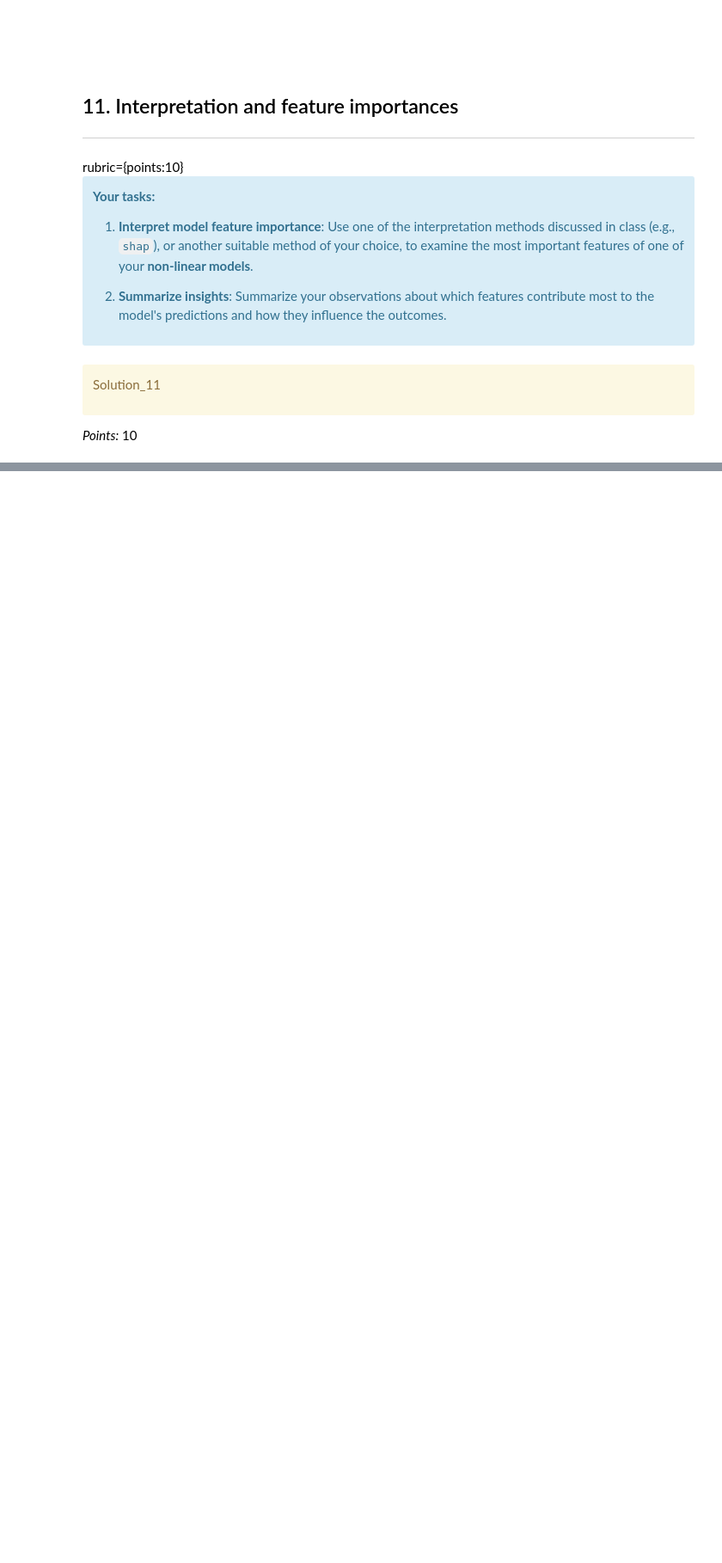
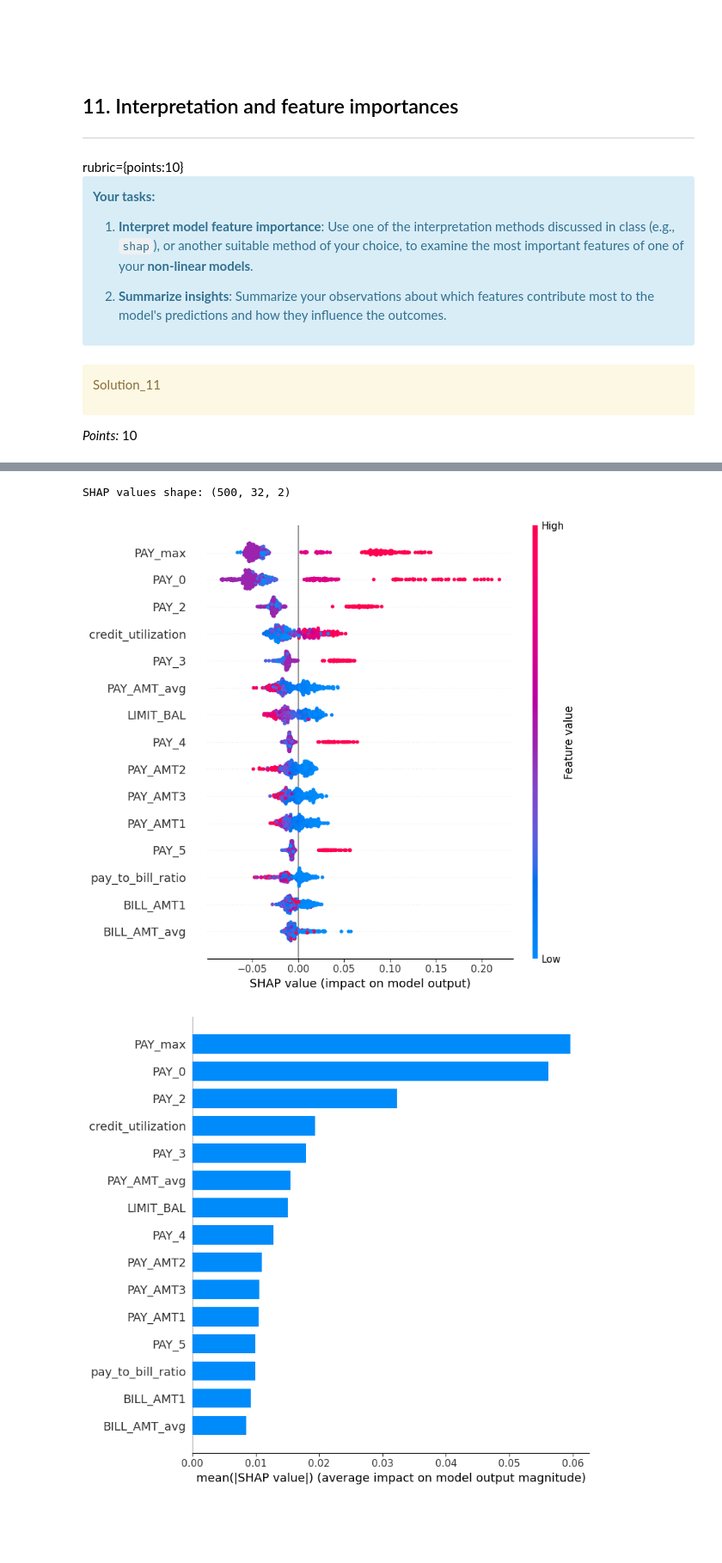
Before and after one commit to moraesand/hw5_cpsc330, a Jupyter notebook: hw5.ipynb, the cells around one changed output, grey strips where cells are left out. Shown at 86% size. Drawn from its saved outputs; the diff is of its cells as text; code cells hidden in the pictures; blank space fills up the shorter version.

```diff
--- a/hw5.ipynb
+++ b/hw5.ipynb
@@ -969,0 +1045,19 @@ _Type your answer here, replacing this text._
+# %%
+# --- Logistic Regression: tune C and penalty (single hyperparameter for reference) ---
+lr_pipe2 = make_pipeline(
+    preprocessor,
+    LogisticRegression(class_weight='balanced', max_iter=2000, random_state=123, solver='saga')
+)
+
+lr_param_grid = {
+    'logisticregression__C': np.logspace(-3, 3, 13),
+    'logisticregression__penalty': ['l1', 'l2'],
+}
+
+lr_search = GridSearchCV(
+    lr_pipe2, lr_param_grid,
+    cv=5, scoring='roc_auc', n_jobs=-1, verbose=0
+)
+lr_search.fit(X_train_features, y_train)
+print(f"Best LR params: {lr_search.best_params_}")
+print(f"Best LR CV ROC-AUC: {lr_search.best_score_:.4f}")
@@ -1017,3 +1142,45 @@ _Type your answer here, replacing this text._
+# %%
+# Fit the best RF model on full training data
+best_rf_pipe = rf_search.best_estimator_
+best_rf_pipe.fit(X_train_features, y_train)
+
+# Get transformed feature matrix and names for SHAP
+X_train_transformed_df = pd.DataFrame(
+    preprocessor.transform(X_train_features),
+    columns=numeric_feat +
+            preprocessor.named_transformers_['cat'].named_steps['ohe']
+                .get_feature_names_out(cate_feat).tolist() +
+            ordinal_feat
+)
+
+# SHAP TreeExplainer (fast for tree models)
+rf_model = best_rf_pipe.named_steps['randomforestclassifier']
+explainer = shap.TreeExplainer(rf_model)
+shap_values = explainer.shap_values(X_train_transformed_df.iloc[:500])  # sample for speed
+
+# Check shape (should be (500, n_features, 2) in new SHAP)
+print("SHAP values shape:", shap_values.shape)
+
+# Grab class 1 (default) SHAP values — shape becomes (500, n_features)
+shap_vals_class1 = shap_values[:, :, 1]
+
+# Beeswarm summary plot
+plt.figure()
+shap.summary_plot(shap_vals_class1, X_train_transformed_df.iloc[:500],
+                  max_display=15, show=False)
+plt.tight_layout()
+plt.show()
+
+# Bar chart
+plt.figure()
+shap.summary_plot(shap_vals_class1, X_train_transformed_df.iloc[:500],
+                  plot_type='bar', max_display=15, show=False)
+plt.tight_layout()
+plt.show()
+# %% [output]
+SHAP values shape: (500, 32, 2)
+[figure, added]
+[figure, added]
 # %%
 ...
 # %%
```
Also changed, not shown: parts of 51 cells of this notebook.
